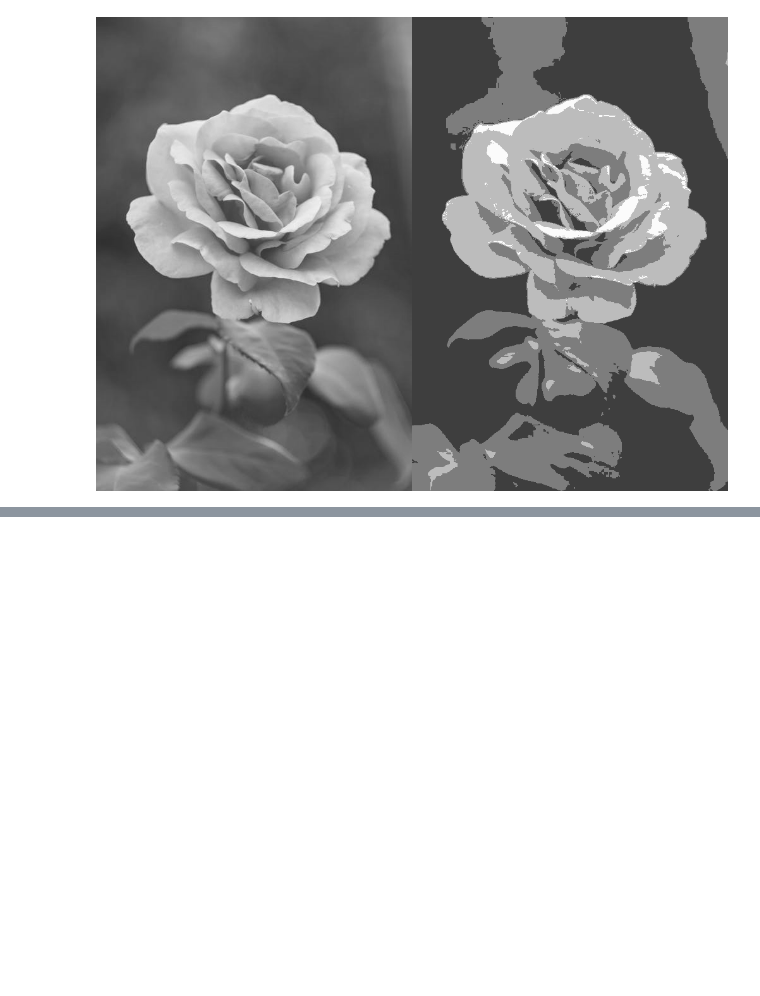
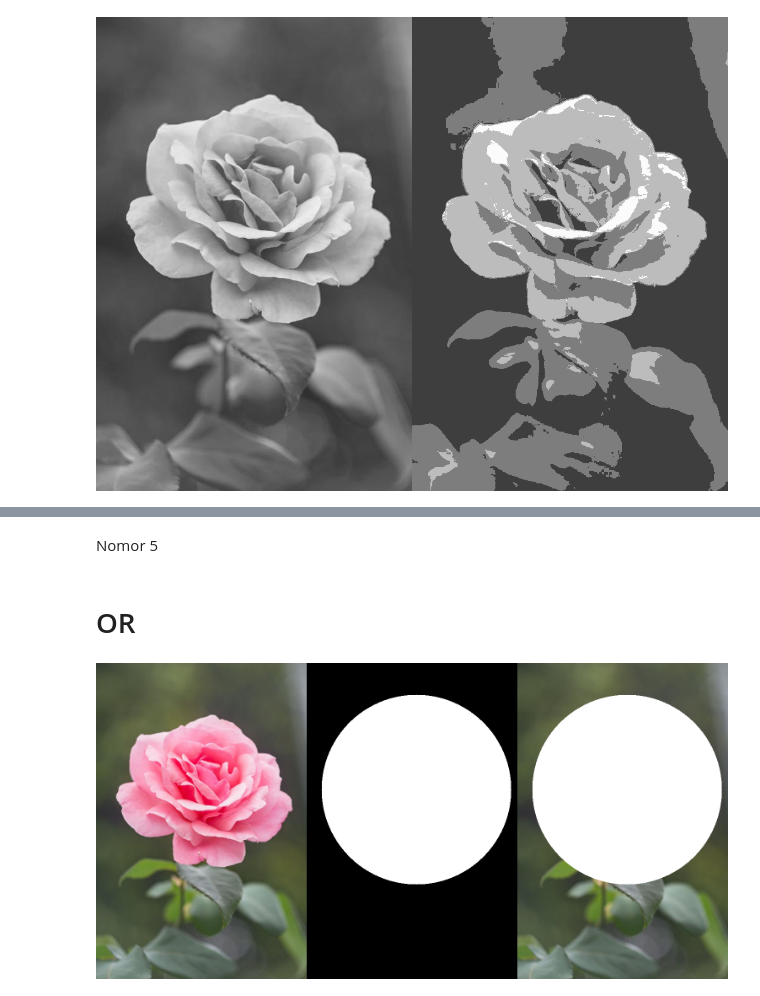
Before and after one commit to mayzura/PCVK_TI_2022, a Jupyter notebook: Modul5.ipynb, the cells around one changed output, grey strips where cells are left out. Saved outputs shown, nothing was run; the diff lists cells and outputs as text; code cells hidden in the pictures; blank space fills up the shorter version.

```diff
--- a/Modul5.ipynb
+++ b/Modul5.ipynb
@@ -64,0 +146,15 @@ Masukkan nilai Bit Depth : 2
+# %% [markdown]
+Nomor 5
+# %% [markdown]
+# OR
+# %%
+img_rose = cv.imread('/content/drive/MyDrive/PCVK_TI_2022/rose_pink.png')
+mask = np.zeros(img_rose.shape, dtype=np.uint8)
+mask = cv.circle(mask, (260, 300), 225, (255,255,255), -1)
+
+masked = img_rose | mask
+
+rose_frame = cv.hconcat((img_rose, mask, masked))
+cv2_imshow(rose_frame)
+# %% [output]
+[figure, added]
```
Also changed, not shown: parts of 13 cells of this notebook.
